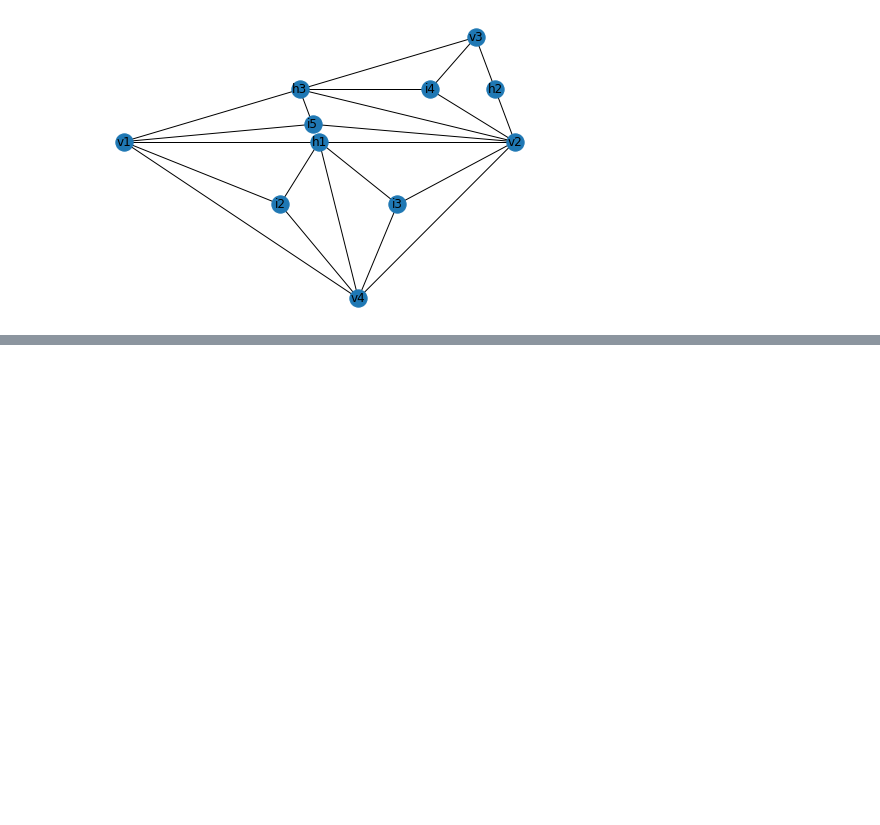
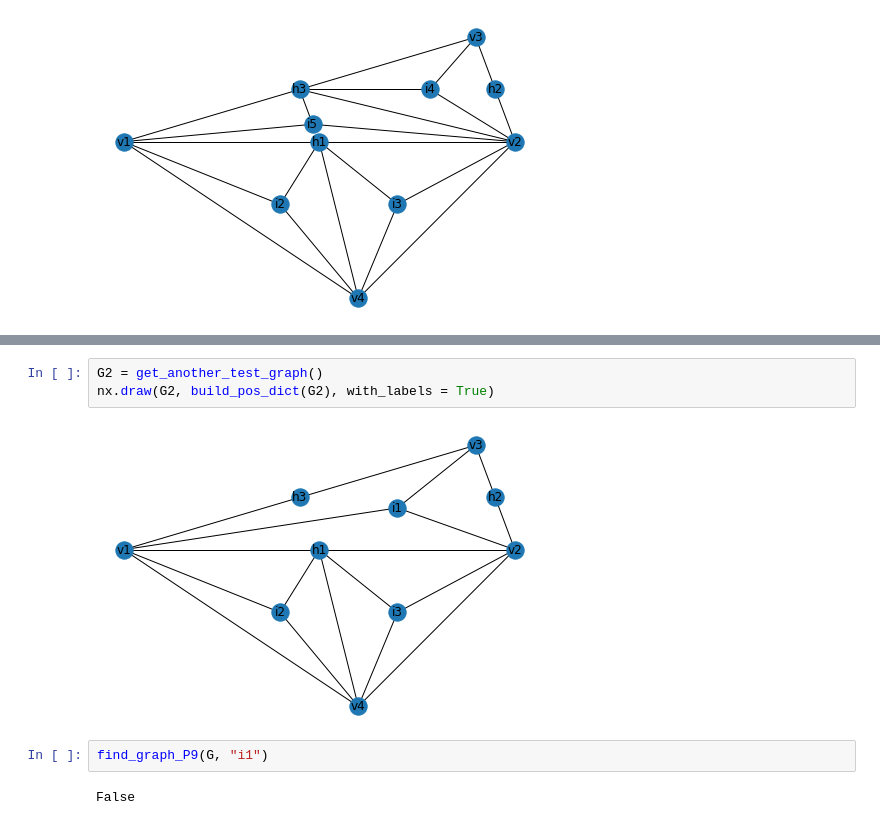
Before and after one commit to aleqsio/Terrain, a Jupyter notebook: CADY-ULTIMATE2.ipynb, the cells around one changed output, grey strips where cells are left out. Saved outputs shown, nothing was run; the diff lists cells and outputs as text; blank space fills up the shorter version.

```diff
--- a/CADY-ULTIMATE2.ipynb
+++ b/CADY-ULTIMATE2.ipynb
@@ -813,0 +1021,9 @@ True
+# %%
+G2 = get_another_test_graph()
+nx.draw(G2, build_pos_dict(G2), with_labels = True)
+# %% [output]
+[figure, added]
+# %%
+find_graph_P9(G, "i1")
+# %% [output]
+False
```
Also changed, not shown: parts of 8 cells of this notebook.
